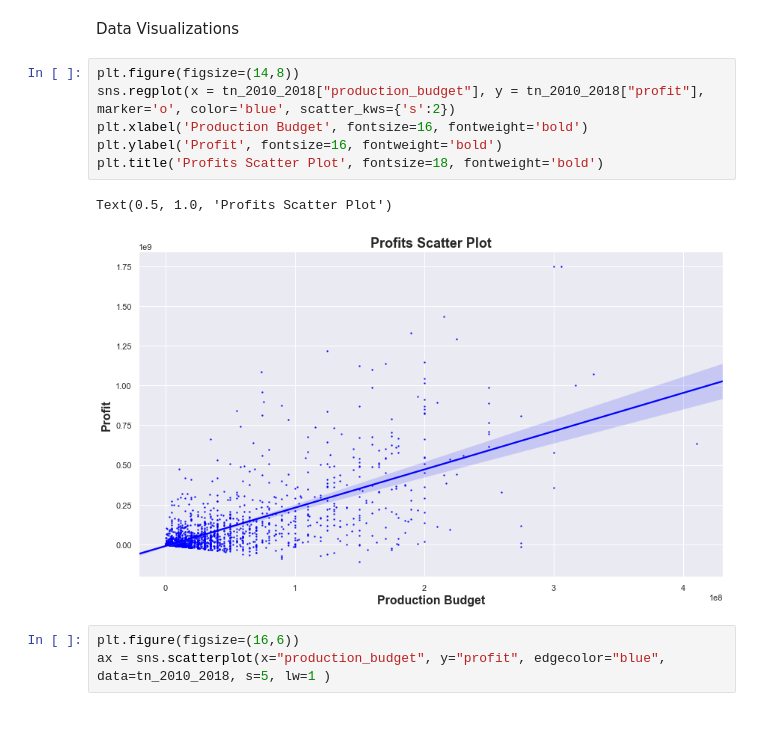
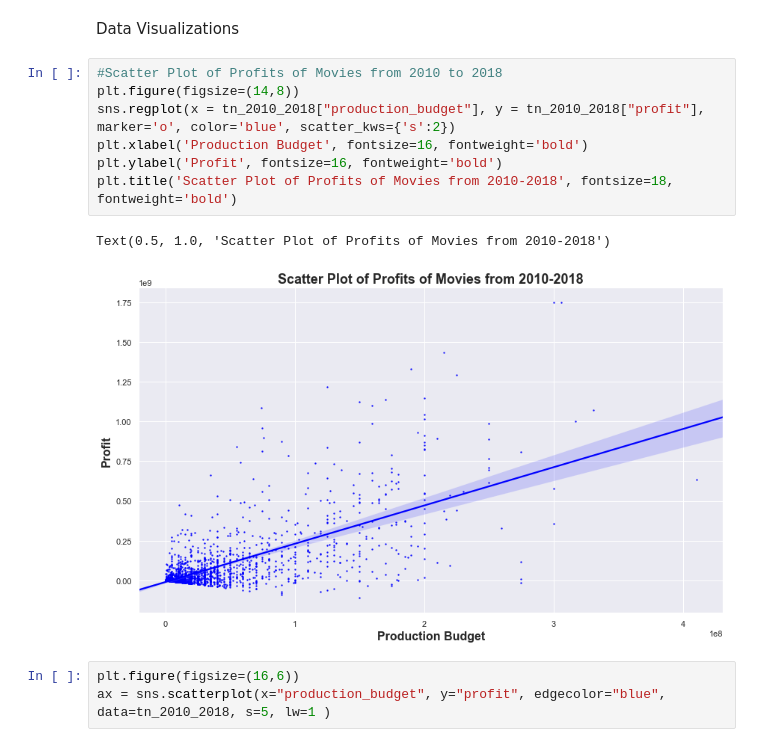
Before and after one commit to MFAP9/module1project, a Jupyter notebook: Project 1.ipynb, the cells around one changed output. Cells and saved outputs as stored; diff of their text form.

Commit message:
finalized visualizations for presentation

```diff
--- a/Project 1.ipynb
+++ b/Project 1.ipynb
@@ -667,14 +671,15 @@ tngenresappslist = [290 + 430, 500, 30 + 20 + 230, 7 + 20 + 240, 29 + 170 + 40,
 # %% [markdown]
 Data Visualizations
 # %%
+#Scatter Plot of Profits of Movies from 2010 to 2018
 plt.figure(figsize=(14,8))
 sns.regplot(x = tn_2010_2018["production_budget"], y = tn_2010_2018["profit"], marker='o', color='blue', scatter_kws={'s':2})
 plt.xlabel('Production Budget', fontsize=16, fontweight='bold')
 plt.ylabel('Profit', fontsize=16, fontweight='bold')
-plt.title('Profits Scatter Plot', fontsize=18, fontweight='bold')
+plt.title('Scatter Plot of Profits of Movies from 2010-2018', fontsize=18, fontweight='bold')
 # %% [output]
-Text(0.5, 1.0, 'Profits Scatter Plot')
+Text(0.5, 1.0, 'Scatter Plot of Profits of Movies from 2010-2018')
-[figure, old version]
+[figure, new version]
 # %%
 plt.figure(figsize=(16,6))
 ax = sns.scatterplot(x="production_budget", y="profit", edgecolor="blue", data=tn_2010_2018, s=5, lw=1 )
```
Also changed, not shown: parts of 9 cells of this notebook.
